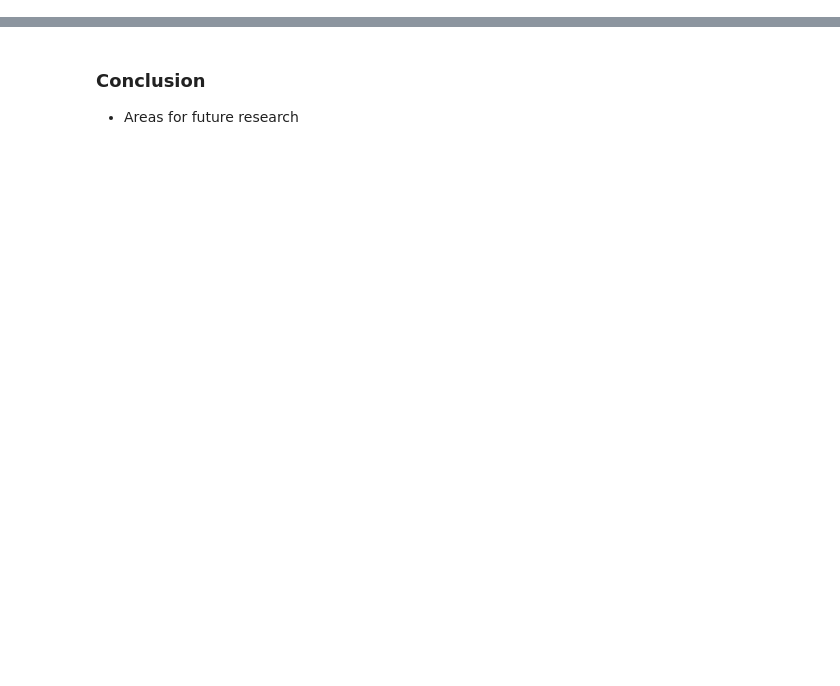
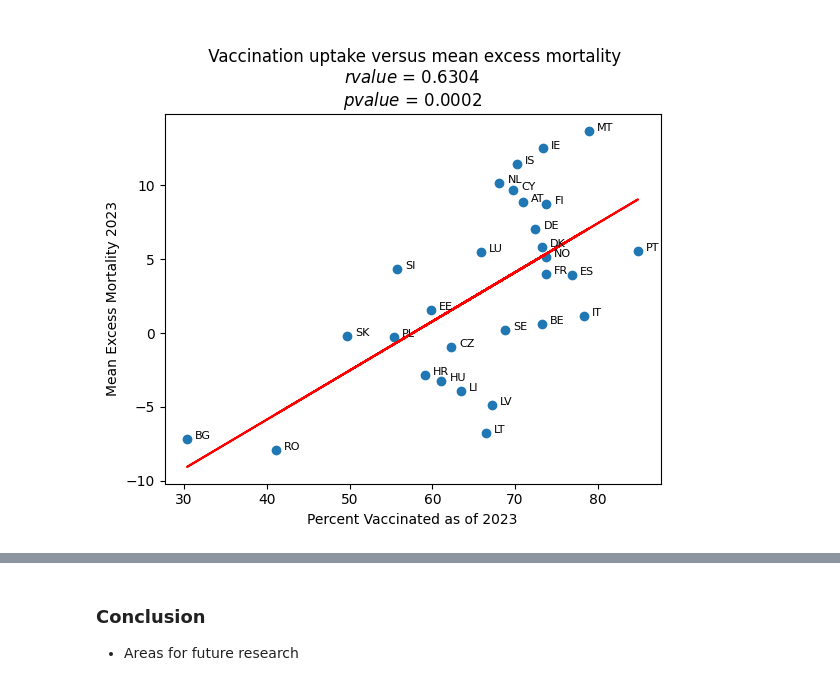
Before and after one commit to lisds/excess-deaths, a Jupyter notebook: Write_Up.ipynb, the cells around one changed output, grey strips where cells are left out. Drawn from its saved outputs; the diff is of its cells as text; code cells hidden in the pictures; blank space fills up the shorter version.

```diff
--- a/Write_Up.ipynb
+++ b/Write_Up.ipynb
@@ -149,0 +311,6 @@ A very small p-value of 0.0003 enables us to have high confidence that the obser
+# %%
+#Taking the population for each country in as of the first week of 2023
+population_wk1_23 = vaccine_data[vaccine_data['YearWeekISO'] == '2023-W01'].groupby('ReportingCountry')['Population'].first()
+
+#Converting the number of people vaccinated into a proportion of the population
+percent_vaxed_wk1_23= total_vaxed_up_to_23/population_wk1_23 * 100
@@ -149,0 +319,6 @@ A very small p-value of 0.0003 enables us to have high confidence that the obser
+# %%
+# New dataframe with only ReportingCountry and Mean 2023 from excess mortality
+country_and_mean = excess_mortality[['ReportingCountry', 'Mean 2023']]
+# Merge percentaged vaccinated into new merged dataframe
+merged = pd.merge(country_and_mean, pd.DataFrame(percent_vaxed_wk1_23), on = 'ReportingCountry').rename(columns ={0: '% Vaxed'})
+merged.head()
@@ -149,0 +332,20 @@ A very small p-value of 0.0003 enables us to have high confidence that the obser
+# %%
+# Perform OLS regression
+regression = sps.linregress(merged['% Vaxed'], merged['Mean 2023'])
+
+# Create scatter plot
+plt.scatter(merged['% Vaxed'],merged['Mean 2023'])
+
+# Add country code data point labels
+for i in range(len(merged)):
+    plt.text(merged['% Vaxed'][i] + 1, merged['Mean 2023'][i], merged['ReportingCountry'][i], fontsize=8)
+
+# Plot labels and title and add line of best fit
+plt.xlabel('Percent Vaccinated as of 2023')
+plt.ylabel('Mean Excess Mortality 2023')
+plt.title(f"\n Vaccination uptake versus mean excess mortality\n$rvalue$ = {round(regression.rvalue,4)} \n$pvalue$ = {round(regression.pvalue,4)}")
+plt.plot(percent_vaxed_wk1_23, regression[1] + regression[0]*percent_vaxed_wk1_23, 'r', label='fitted line')
+
+plt.show()
+# %% [output]
+[figure, added]
```
Also changed, not shown: parts of 106 cells of this notebook, 2 other files.
